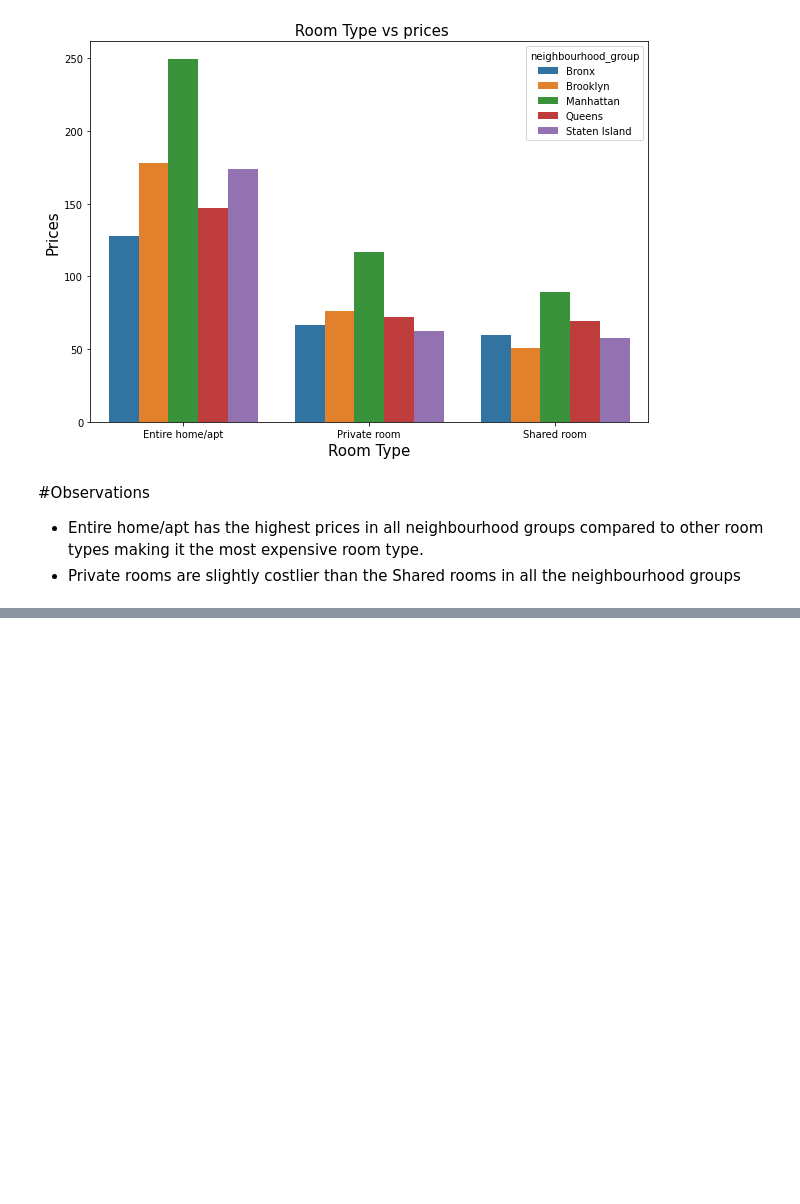
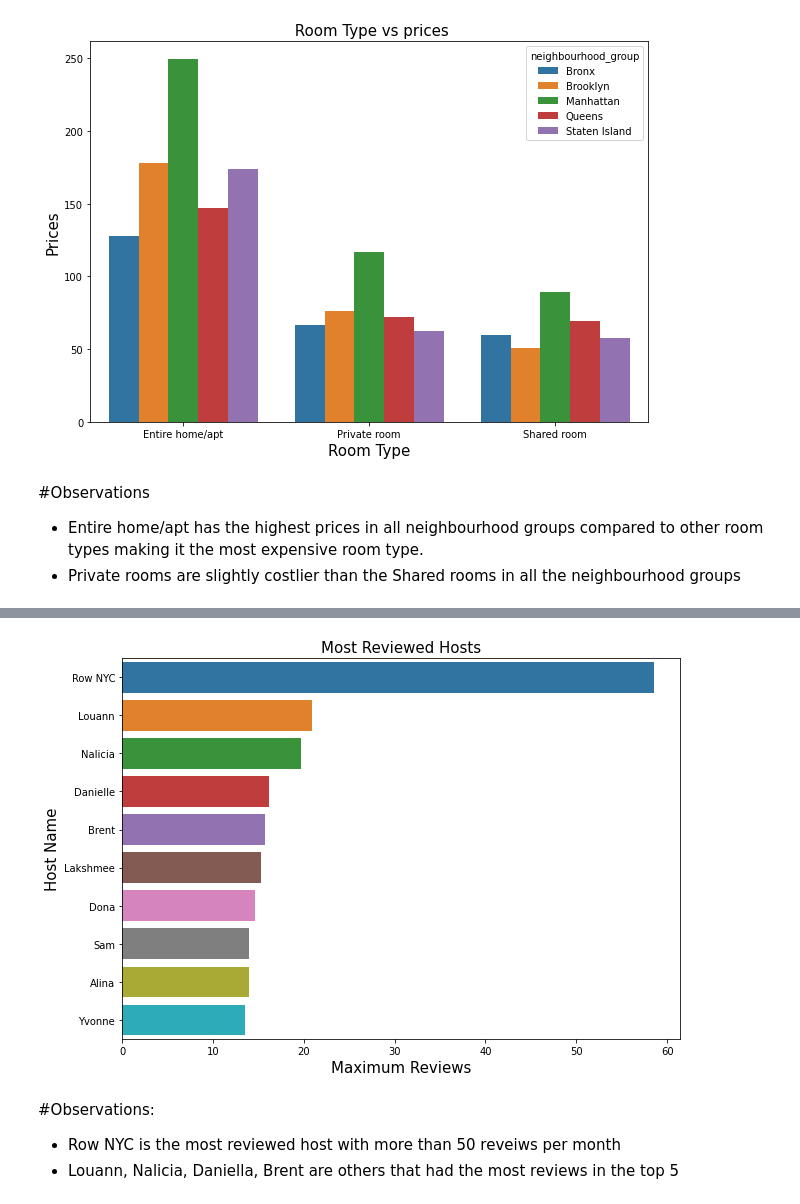
Before and after one commit to keerthibehara/AirBNB-analysis, a Jupyter notebook: Airbnb_Bookings_Analysis_Behara_Sai_Keerthi_Capstone_Project.ipynb, the cells around one changed output, grey strips where cells are left out. Drawn from its saved outputs; the diff is of its cells as text; code cells hidden in the pictures; blank space fills up the shorter version.

```diff
--- a/Airbnb_Bookings_Analysis_Behara_Sai_Keerthi_Capstone_Project.ipynb
+++ b/Airbnb_Bookings_Analysis_Behara_Sai_Keerthi_Capstone_Project.ipynb
@@ -371,0 +449,4 @@ plt.show()
+# %%
+#Let us check the most reviewed hosts by grouping by the hosts with reviews
+hosts_reviewed=df.groupby('host_name')['reviews_per_month'].max().sort_values(ascending=False)[:10].reset_index(name='max_reviews_per_month')
+hosts_reviewed
@@ -371,0 +465,16 @@ plt.show()
+# %%
+#Plotting the barplot
+plt.figure(figsize = (10,7))
+hosts_reviewed_df=sns.barplot(x='max_reviews_per_month',y='host_name',data=hosts_reviewed)
+hosts_reviewed_df.set_title('Most Reviewed Hosts',fontsize=15,color='Black')
+hosts_reviewed_df.set_ylabel('Host Name',fontsize=15,color='Black')
+hosts_reviewed_df.set_xlabel('Maximum Reviews',fontsize=15,color='Black')
+plt.show()
+# %% [output]
+[figure, added]
+# %% [markdown]
+#Observations:
+
+
+*   Row NYC is the most reviewed host with more than 50 reveiws per month
+*  Louann, Nalicia, Daniella, Brent are others that had the most reviews in the top 5
```
Also changed, not shown: parts of 12 cells of this notebook.
